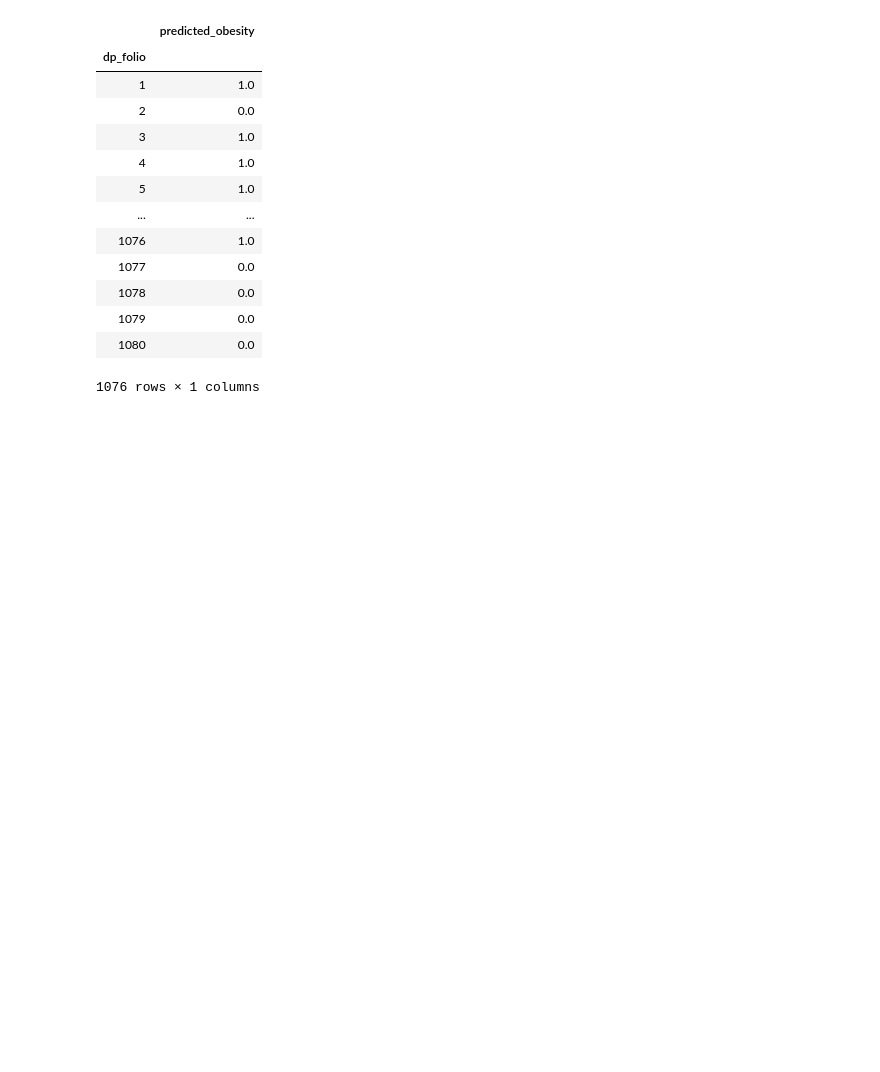
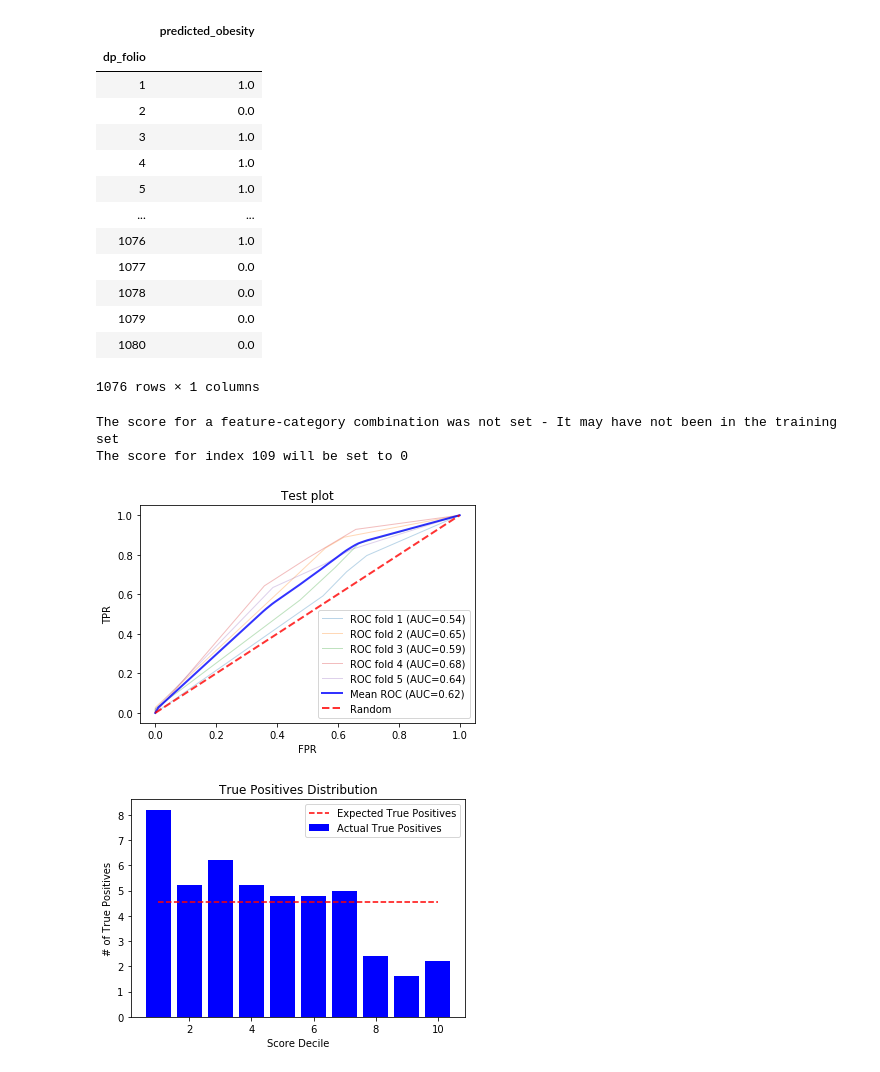
Before and after one commit to vicalbiter/histories, a Jupyter notebook: Classes Playground.ipynb, the cells around one changed output. Saved outputs shown, nothing was run; the diff lists cells and outputs as text; code cells hidden in the pictures; blank space fills up the shorter version.

Commit message:
Implement Validation class

```diff
--- a/Classes Playground.ipynb
+++ b/Classes Playground.ipynb
@@ -399,7 +399,12 @@ class BayesianModel(ProbModel):
             for col in user_data.columns:
                 category = user_data.at[index, col]
                 feature = col
-                user_data.at[index, col] = scores_dictionary[feature][category]
+                try:
+                    user_data.at[index, col] = scores_dictionary[feature][category]
+                except:
+                    print("The score for a feature-category combination was not set - It may have not been in the training set")
+                    print("The score for index " + str(index) + " will be set to 0")
+                    user_data.at[index, col] = 0
         return user_data
 
     def getScoresFromFLCLPerUser(self, queries, scores_dictionary, data):
@@ -409,7 +414,12 @@ class BayesianModel(ProbModel):
             for col in user_data.columns:
                 category = user_data.at[index, col]
                 feature = col
-                user_data.at[index, col] = scores_dictionary[feature][category]
+                try:
+                    user_data.at[index, col] = scores_dictionary[feature][category]
+                except:
+                    print("The score for a feature-category combination was not set - It may have not been in the training set")
+                    print("The score for index " + str(index) + " will be set to 0")
+                    user_data.at[index, col] = 0
         return user_data
 # %%
 ndata[queries.keys()]
@@ -730,0 +856,9 @@ gnb.get_predicted_labels()
+# %%
+validation = Validation(NBA())
+# %%
+validation.runCV(ndata, query_features_nba, "obesity", 1, 5, "Test plot")
+# %% [output]
+The score for a feature-category combination was not set - It may have not been in the training set
+The score for index 109 will be set to 0
+[figure, added]
+[figure, added]
```
Also changed, not shown: parts of 5 cells of this notebook.
